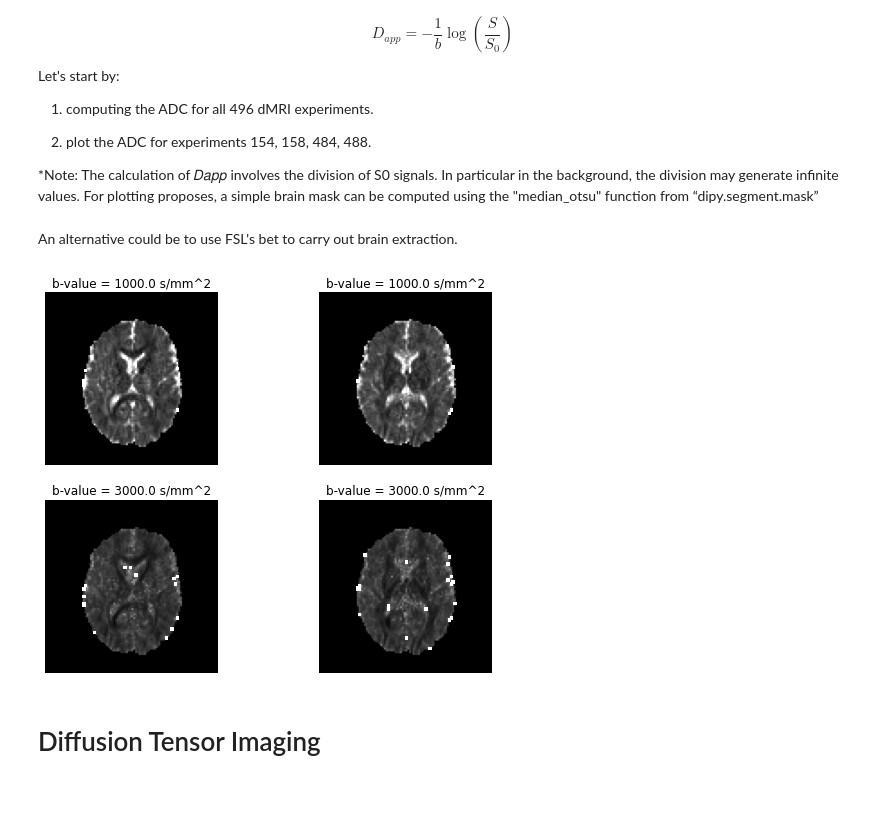
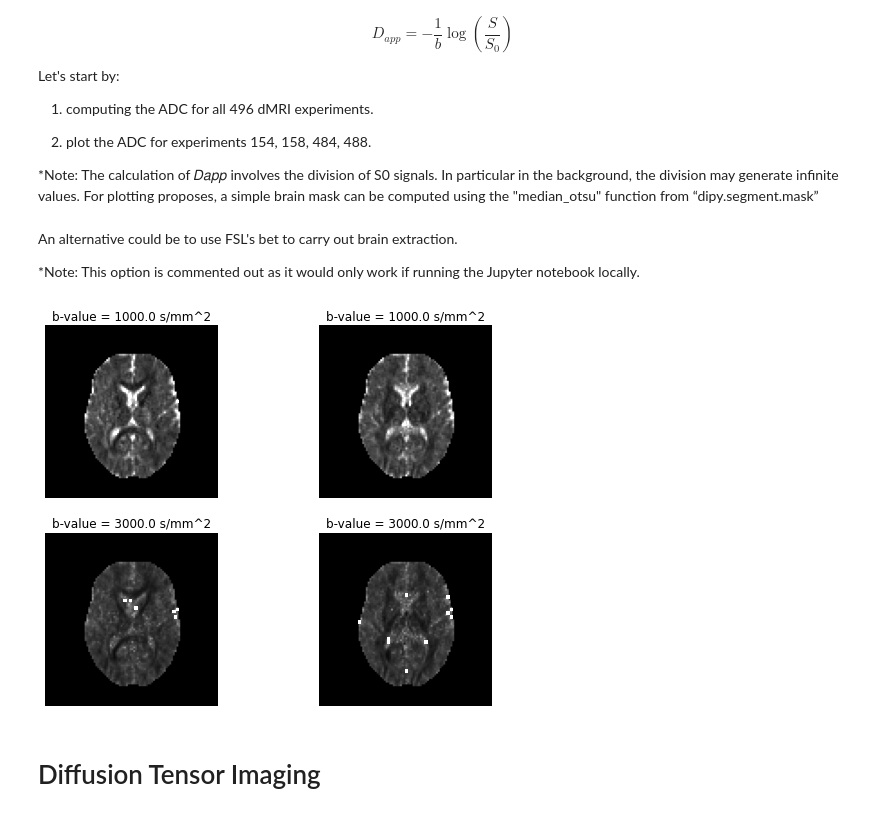
Before and after one commit to ritagnunes/GliMR_dMRIdemo, a Jupyter notebook: GliMR_dMRI_Demo.ipynb, the cells around one changed output. Cells and saved outputs as stored; diff of their text form; code cells hidden in the pictures.

```diff
--- a/GliMR_dMRI_Demo.ipynb
+++ b/GliMR_dMRI_Demo.ipynb
@@ -187,4 +187,6 @@ maskdata, mask = median_otsu(data, vol_idx=range(10, 50), median_radius=3,
                              numpass=1)
 # %% [markdown]
 An alternative could be to use FSL's bet to carry out brain extraction.
+
+*Note: This option is commented out as it would only work if running the Jupyter notebook locally.
 # %%
@@ -201,35 +203,35 @@ import numpy as np
 
 Dapp = np.empty(data.shape)
 for vi in range(0, gtab.bvals.size):
     S = data[..., vi]
     b = gtab.bvals[vi]
 
     Dapp_i = - np.log(S / S0) / b
-    Dapp_i[mask_bet==0] = 0
+    Dapp_i[mask==0] = 0
     Dapp[..., vi] = Dapp_i
 
 # Plot middle slice data
 plt.figure(figsize=(9, 7))
 
 plt.subplot(2, 2, 1).set_axis_off()
 plt.imshow(np.rot90(Dapp[..., mid_sli, 153]), cmap='gray', vmin=0, vmax=3e-3)
 plt.title("b-value = {} s/mm^2".format(gtab.bvals[153]))
 
 plt.subplot(2, 2, 2).set_axis_off()
 plt.imshow(np.rot90(Dapp[..., mid_sli, 157]), cmap='gray', vmin=0, vmax=3e-3)
 plt.title("b-value = {} s/mm^2".format(gtab.bvals[157]))
 
 plt.subplot(2, 2, 3).set_axis_off()
 plt.imshow(np.rot90(Dapp[..., mid_sli, 483]), cmap='gray', vmin=0, vmax=3e-3)
 plt.title("b-value = {} s/mm^2".format(gtab.bvals[483]))
 
 plt.subplot(2, 2, 4).set_axis_off()
 plt.imshow(np.rot90(Dapp[..., mid_sli, 487]), cmap='gray', vmin=0, vmax=3e-3)
 plt.title("b-value = {} s/mm^2".format(gtab.bvals[487]))
 
 plt.show()
 # %% [output]
-[figure, old version]
+[figure, new version]
 # %% [markdown]
 # Diffusion Tensor Imaging
 # %% [markdown]
```
Also changed, not shown: parts of 5 cells of this notebook.
